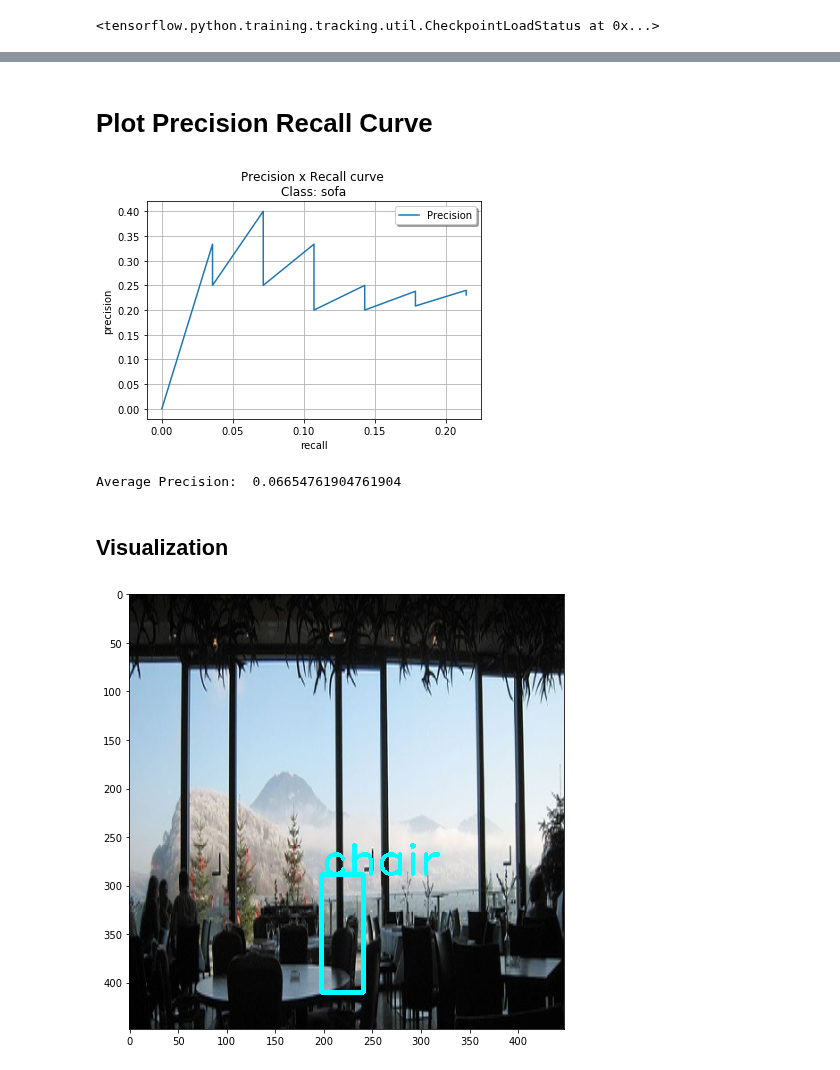
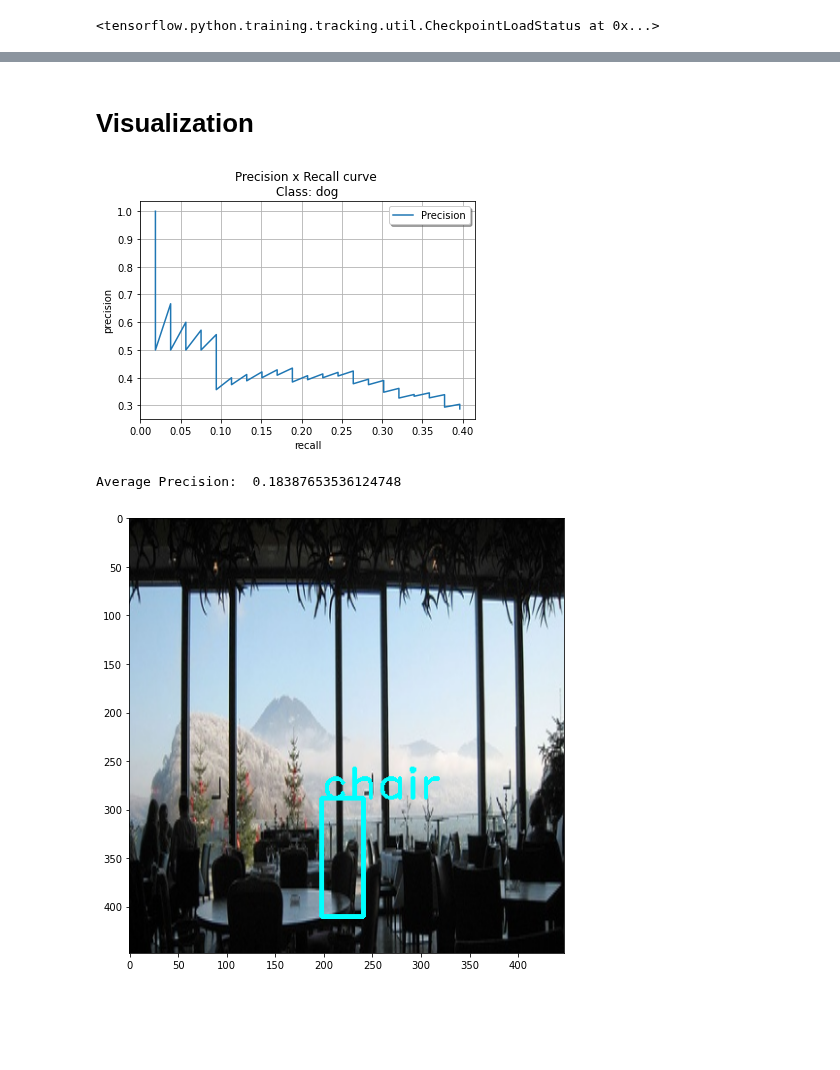
Before and after one commit to chengche6230/Deep-Learning-Course-Team-Project, a Jupyter notebook: Competition_2/Com2_lecture.ipynb, the cells around one changed output, grey strips where cells are left out. Cells and saved outputs as stored; diff of their text form; code cells hidden in the pictures; blank space fills up the shorter version.

```diff
--- a/Competition_2/Com2_lecture.ipynb
+++ b/Competition_2/Com2_lecture.ipynb
@@ -744,19 +746,17 @@ Ahhhhhhhhhhhhhhhhhh
-# %% [markdown]
-# Plot Precision Recall Curve
+# %% [markdown]
+# Visualization
 # %%
 # ["aeroplane", "bicycle", "bird", "boat", "bottle",
 #     "bus", "car", "cat", "chair", "cow", "diningtable",
 #     "dog", "horse", "motorbike", "person", "pottedplant",
 #     "sheep", "sofa", "train","tvmonitor"]
 
 evaluator = evaluate.Evaluator()
-ret = evaluator.PlotPrecisionRecallCurve("sofa", all_boudingBoxes[8])
+ret = evaluator.PlotPrecisionRecallCurve("dog", all_boudingBoxes[0])
 print('Average Precision: ', ret['AP'])
 # %% [output]
-[figure, old version]
+[figure, new version]
-Average Precision:  0.06654761904761904
+Average Precision:  0.18387653536124748
-# %% [markdown]
-## Visualization
 # %%
 %matplotlib inline
 import matplotlib.pyplot as plt
```
Also changed, not shown: parts of 23 cells of this notebook, 1 other file.
